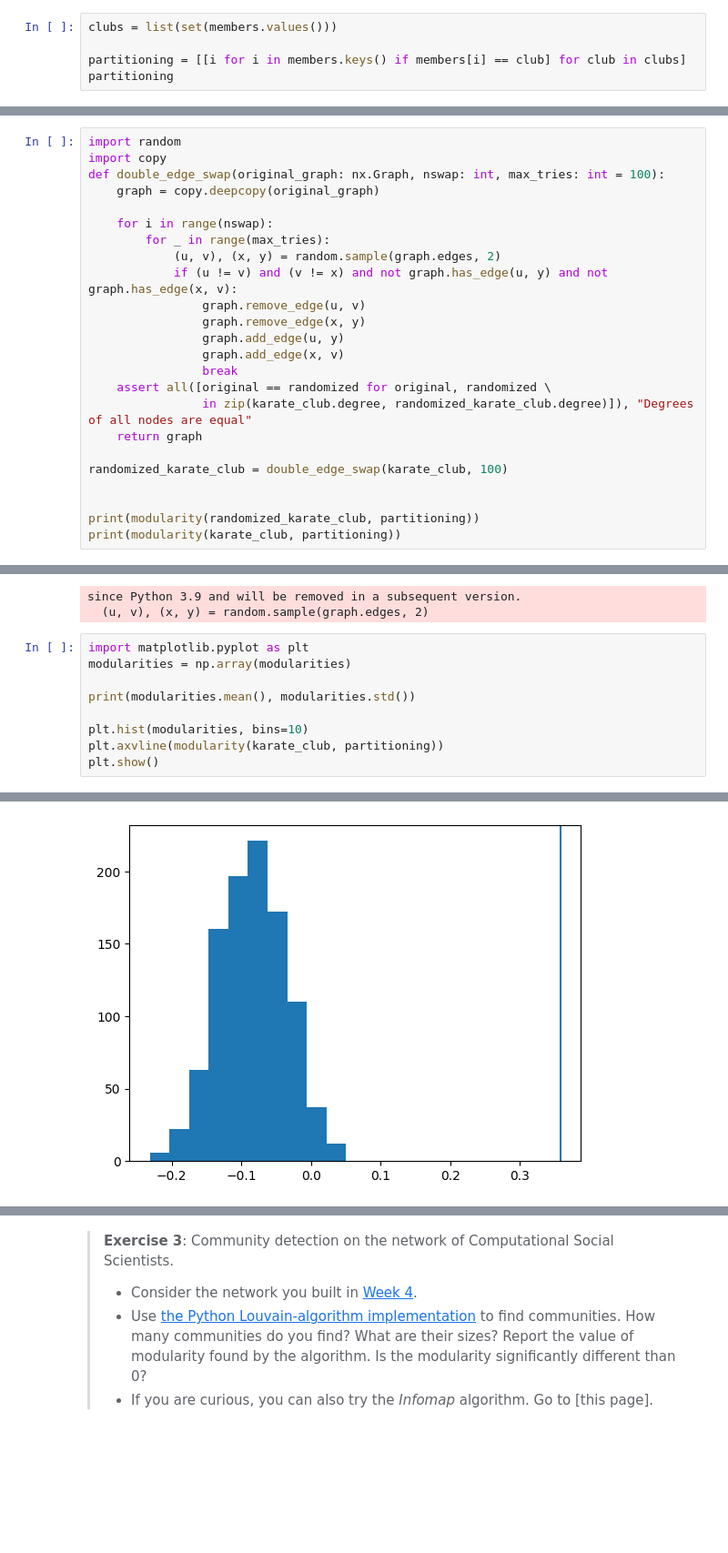
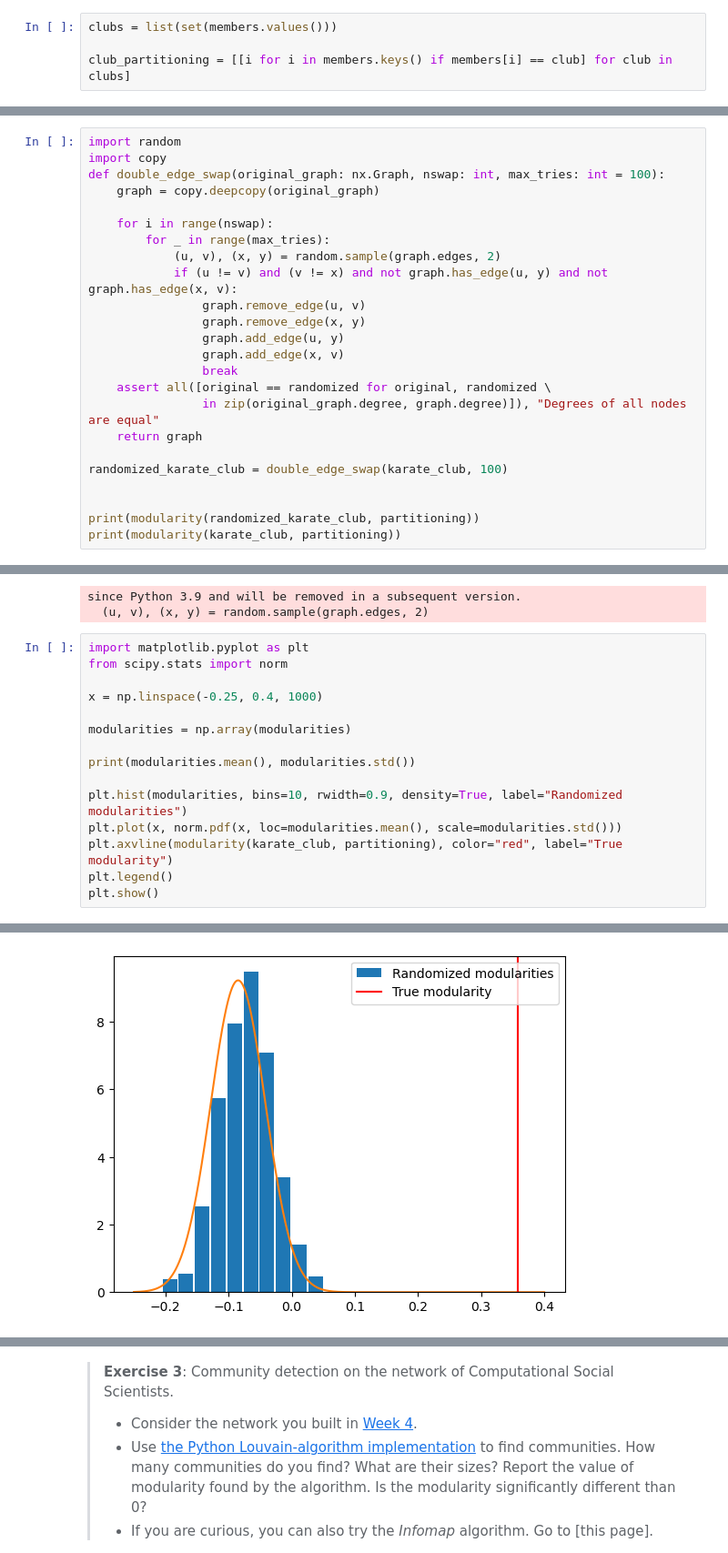
Before and after one commit to RSM-git/assignment2_compsocsci, a Jupyter notebook: Assignment2.ipynb, the cells around one changed output, grey strips where cells are left out. Shown: that part at 91% size. Saved outputs shown, nothing was run; the diff lists cells and outputs as text; blank space fills up the shorter version.

```diff
--- a/Assignment2.ipynb
+++ b/Assignment2.ipynb
@@ -71,6 +71,5 @@ network, _ = visualize(karate_club)
 # %%
 clubs = list(set(members.values()))
 
-partitioning = [[i for i in members.keys() if members[i] == club] for club in clubs]
-partitioning
+club_partitioning = [[i for i in members.keys() if members[i] == club] for club in clubs]
 # %% [output]
@@ -108,7 +107,7 @@ def double_edge_swap(original_graph: nx.Graph, nswap: int, max_tries: int = 100)
                 graph.add_edge(x, v)
                 break
     assert all([original == randomized for original, randomized \
-                in zip(karate_club.degree, randomized_karate_club.degree)]), "Degrees of all nodes are equal"
+                in zip(original_graph.degree, graph.degree)]), "Degrees of all nodes are equal"
     return graph
 
 randomized_karate_club = double_edge_swap(karate_club, 100)
@@ -131,11 +130,17 @@ since Python 3.9 and will be removed in a subsequent version.
   (u, v), (x, y) = random.sample(graph.edges, 2)
 # %%
 import matplotlib.pyplot as plt
+from scipy.stats import norm
+
+x = np.linspace(-0.25, 0.4, 1000)
+
 modularities = np.array(modularities)
 
 print(modularities.mean(), modularities.std())
 
-plt.hist(modularities, bins=10)
-plt.axvline(modularity(karate_club, partitioning))
+plt.hist(modularities, bins=10, rwidth=0.9, density=True, label="Randomized modularities")
+plt.plot(x, norm.pdf(x, loc=modularities.mean(), scale=modularities.std()))
+plt.axvline(modularity(karate_club, partitioning), color="red", label="True modularity")
+plt.legend()
 plt.show()
 # %% [output]
@@ -143 +148 @@ plt.show()
-[figure, old version]
+[figure, new version]
```
Also changed, not shown: parts of 6 cells of this notebook.
